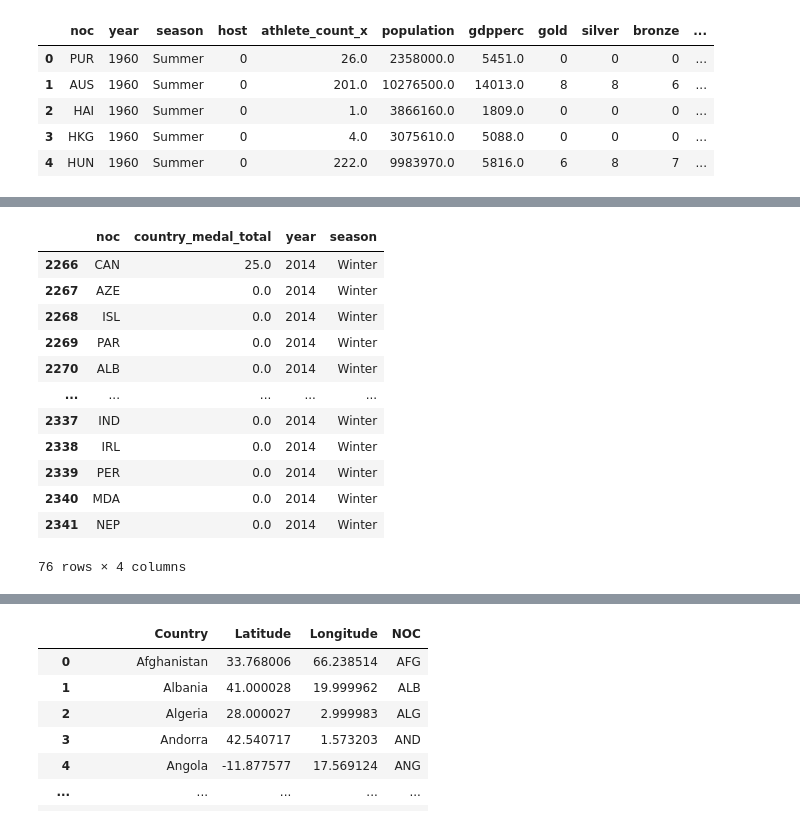
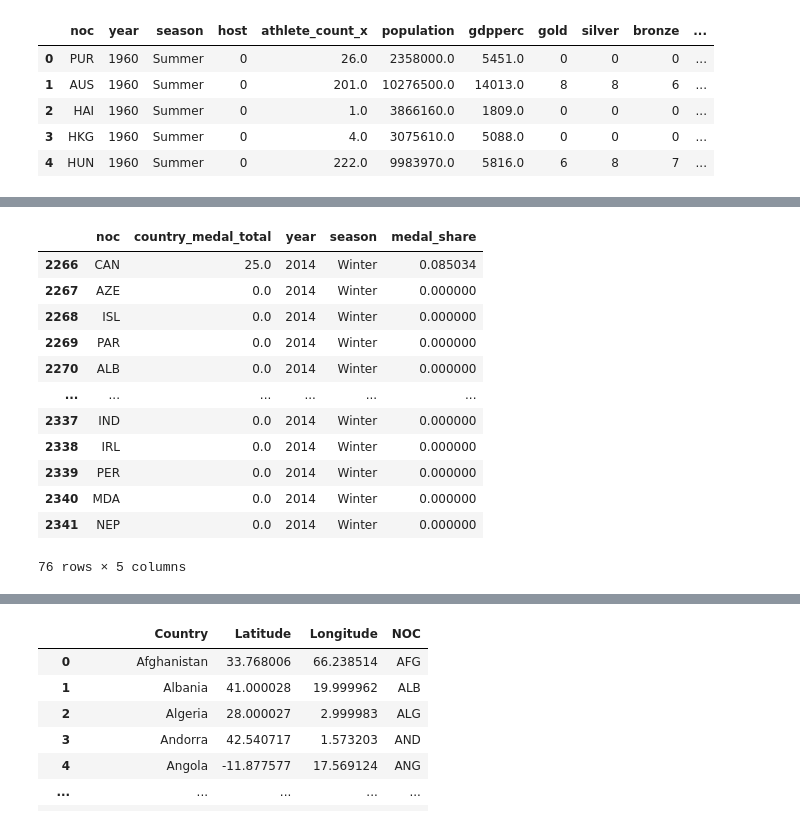
Before and after one commit to olympics2022/olympic_medal_analysis, a Jupyter notebook: Analysis/winter_ML_analysis.ipynb, the cells around one changed output, grey strips where cells are left out. Cells and saved outputs as stored; diff of their text form; code cells hidden in the pictures.

```diff
--- a/Analysis/winter_ML_analysis.ipynb
+++ b/Analysis/winter_ML_analysis.ipynb
@@ -18,7 +19,7 @@ engine = create_engine(db_string)
 # %%
 # Read in Dataframe
 olympic_df = pd.read_sql_query('select * from x_medal_share',con=engine)
-
+olympic_df['lnpopulation'] = np.log2(olympic_df['population'])
 olympic_df.head()
 # %% [output]
 |  | noc | year | season | host | athlete_count_x | population | gdpperc | gold | silver | bronze | ... |
@@ -190,22 +191,22 @@ winter_predicted_df
 # %%
 # Add in NOCs
 Actual_medal_df = winter_olympic_df[winter_olympic_df['year'] == 2014]
-Actual_medal_df = Actual_medal_df[['noc', 'country_medal_total', 'year', 'season']]
+Actual_medal_df = Actual_medal_df[['noc', 'country_medal_total', 'year', 'season', 'medal_share']]
 Actual_medal_df
 # %% [output]
-|  | noc | country_medal_total | year | season |
-| 2266 | CAN | 25.0 | 2014 | Winter |
-| 2267 | AZE | 0.0 | 2014 | Winter |
-| 2268 | ISL | 0.0 | 2014 | Winter |
-| 2269 | PAR | 0.0 | 2014 | Winter |
-| 2270 | ALB | 0.0 | 2014 | Winter |
-| ... | ... | ... | ... | ... |
-| 2337 | IND | 0.0 | 2014 | Winter |
-| 2338 | IRL | 0.0 | 2014 | Winter |
-| 2339 | PER | 0.0 | 2014 | Winter |
-| 2340 | MDA | 0.0 | 2014 | Winter |
-| 2341 | NEP | 0.0 | 2014 | Winter |
+|  | noc | country_medal_total | year | season | medal_share |
+| 2266 | CAN | 25.0 | 2014 | Winter | 0.085034 |
+| 2267 | AZE | 0.0 | 2014 | Winter | 0.000000 |
+| 2268 | ISL | 0.0 | 2014 | Winter | 0.000000 |
+| 2269 | PAR | 0.0 | 2014 | Winter | 0.000000 |
+| 2270 | ALB | 0.0 | 2014 | Winter | 0.000000 |
+| ... | ... | ... | ... | ... | ... |
+| 2337 | IND | 0.0 | 2014 | Winter | 0.000000 |
+| 2338 | IRL | 0.0 | 2014 | Winter | 0.000000 |
+| 2339 | PER | 0.0 | 2014 | Winter | 0.000000 |
+| 2340 | MDA | 0.0 | 2014 | Winter | 0.000000 |
+| 2341 | NEP | 0.0 | 2014 | Winter | 0.000000 |
-76 rows × 4 columns
+76 rows × 5 columns
 # %%
 # Merge actual medal counts
 winter_predicted_df = winter_predicted_df.merge(Actual_medal_df, left_index=True, right_index=True )
```
Also changed, not shown: parts of 20 cells of this notebook, 6 other files.
